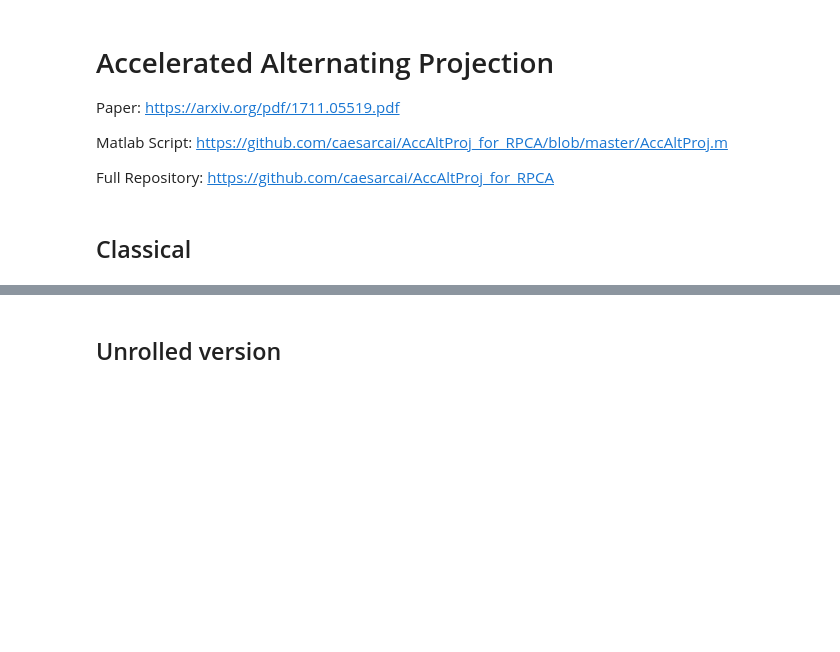
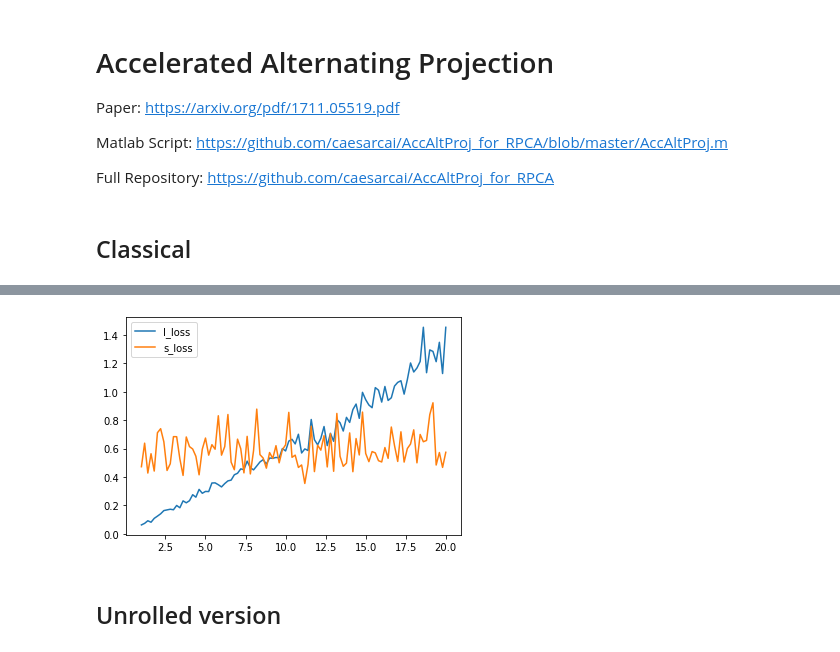
Before and after one commit to elitanzc/FYP, a Jupyter notebook: Learned_AccAltProj.ipynb, the cells around one changed output, grey strips where cells are left out. Saved outputs shown, nothing was run; the diff lists cells and outputs as text; code cells hidden in the pictures; blank space fills up the shorter version.

```diff
--- a/Learned_AccAltProj.ipynb
+++ b/Learned_AccAltProj.ipynb
@@ -153,2 +145,20 @@ plt.show()
+# %%
+## Non-zero entries of sparse component S are drawn i.i.d. from the uniform distribution
+## over the interval [-c*E(|[L]_ij|), c*E(|[L]_ij|)] for some constant c > 0.
+## This part is just looking at how c affects the approximation of L and S in this algorithm.
+con = np.arange(1,20.2,0.2)
+l_loss = []
+s_loss = []
+for c in con:
+    L0, S0, M0 = generate_problem(2, 100, 70, alpha, c)
+    loss, L1, S1 = AccAltProj(M0, r, 1e-6, torch.tensor(0.7), 100)
+    l_loss.append(torch.linalg.norm(L0 - L1)/ torch.linalg.norm(L0))
+    s_loss.append(torch.linalg.norm(S0 - S1, 1)/ torch.linalg.norm(S0, 1))
+plt.plot(con, l_loss, label = "l_loss")
+plt.plot(con, s_loss, label = "s_loss")
+plt.legend()
+plt.show()
+# %% [output]
+[figure, added]
 # %% [markdown]
 ## Unrolled version
```
Also changed, not shown: parts of 18 cells of this notebook.
